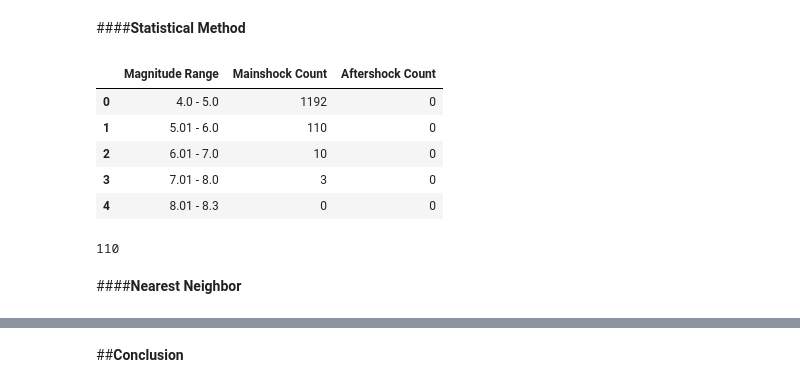
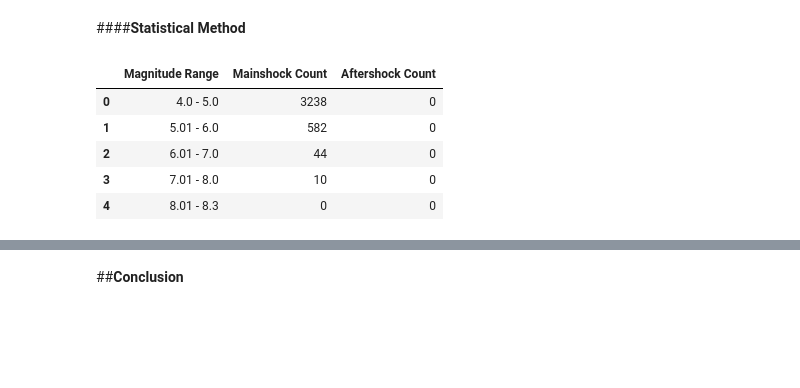
Before and after one commit to arifadli/Earthquake-Data-Preprocessing, a Jupyter notebook: get_mainshock/Performance Comparison of Earthquake Declustering Methods.ipynb, the cells around one changed output, grey strips where cells are left out. Saved outputs shown, nothing was run; the diff lists cells and outputs as text; code cells hidden in the pictures; blank space fills up the shorter version.

```diff
--- a/get_mainshock/Performance Comparison of Earthquake Declustering Methods.ipynb
+++ b/get_mainshock/Performance Comparison of Earthquake Declustering Methods.ipynb
@@ -820,62 +818,58 @@ a_annual_uh = a_uh - np.log10(52)  # Asumsi 48 tahun pengamatan
 # %%
 import pandas as pd
 
-# Muat data dari file CSV
-url = "https://raw.githubusercontent.com/arifadli/DatasetRepository/main/Disertation/California/usgs_california_1968_2018.csv"
-earthquake_data = pd.read_csv(url)
+# Membaca data gempa bumi
+earthquake_data = merged_df
 
-# Konversi kolom 'time' dan 'mag' menjadi tipe data numerik
+# Mengkonversi kolom 'time' dan 'mag' menjadi tipe data numerik
 earthquake_data['time'] = pd.to_numeric(earthquake_data['time'], errors='coerce')
 earthquake_data['mag'] = pd.to_numeric(earthquake_data['mag'], errors='coerce')
 
-# Definisikan rentang magnitudo
+# Mendefinisikan rentang magnitudo
 magnitude_ranges = [(4.0, 5.0), (5.01, 6.0), (6.01, 7.0), (7.01, 8.0), (8.01, 8.3)]
 
 # Fungsi untuk mengidentifikasi mainshock dan aftershock berdasarkan rentang magnitudo
 def identify_mainshocks_and_aftershocks(earthquake_data, mag_range):
-    mainshock_countstats = 0
-    aftershock_countstats = 0
+    mainshock_count = 0
+    aftershock_count = 0
 
-    for i in range(len(earthquake_data)):
+    # Mengurutkan data berdasarkan waktu
+    earthquake_data = earthquake_data.sort_values(by='time')
+
+    for i in range(1, len(earthquake_data)):
         mag = earthquake_data.iloc[i]['mag']
+        time_diff = earthquake_data.iloc[i]['time'] - earthquake_data.iloc[i-1]['time']
+        mag_diff = abs(earthquake_data.iloc[i]['mag'] - earthquake_data.iloc[i-1]['mag'])
+
         if mag_range[0] <= mag <= mag_range[1]:
-            if i == 0:
-                mainshock_countstats += 1
+            if time_diff < 3 and mag_diff < 2:
+                aftershock_count += 1
             else:
-                time_diff = earthquake_data.iloc[i]['time'] - earthquake_data.iloc[i-1]['time']
-                mag_diff = earthquake_data.iloc[i]['mag'] - earthquake_data.iloc[i-1]['mag']
-                if time_diff < 3 and mag_diff < 2:
-                    aftershock_countstats += 1
-                else:
-                    mainshock_countstats += 1
+                mainshock_count += 1
 
-    return mainshock_countstats, aftershock_countstats
+    return mainshock_count, aftershock_count
 
-# Hitung jumlah mainshock dan aftershock untuk setiap rentang magnitudo
+# Menghitung jumlah mainshock dan aftershock untuk setiap rentang magnitudo
 mainshock_countstats = []
 aftershock_countstats = []
+
 for mag_range in magnitude_ranges:
     mainshock_count, aftershock_count = identify_mainshocks_and_aftershocks(earthquake_data, mag_range)
     mainshock_countstats.append(mainshock_count)
     aftershock_countstats.append(aftershock_count)
 
-# Tampilkan hasil dalam bentuk DataFrame
+# Menampilkan hasil dalam bentuk DataFrame
 results_df = pd.DataFrame({
     'Magnitude Range': [f'{mag_range[0]} - {mag_range[1]}' for mag_range in magnitude_ranges],
     'Mainshock Count': mainshock_countstats,
     'Aftershock Count': aftershock_countstats
 })
+
 results_df.head()
 # %% [output]
 |  | Magnitude Range | Mainshock Count | Aftershock Count |
-| 0 | 4.0 - 5.0 | 1192 | 0 |
-| 1 | 5.01 - 6.0 | 110 | 0 |
-| 2 | 6.01 - 7.0 | 10 | 0 |
-| 3 | 7.01 - 8.0 | 3 | 0 |
+| 0 | 4.0 - 5.0 | 3238 | 0 |
+| 1 | 5.01 - 6.0 | 582 | 0 |
+| 2 | 6.01 - 7.0 | 44 | 0 |
+| 3 | 7.01 - 8.0 | 10 | 0 |
 | 4 | 8.01 - 8.3 | 0 | 0 |
-# %%
-mainshock_countstats[1]
-# %% [output]
-110
-# %% [markdown]
-####**Nearest Neighbor**
```
Also changed, not shown: parts of 5 cells of this notebook.
